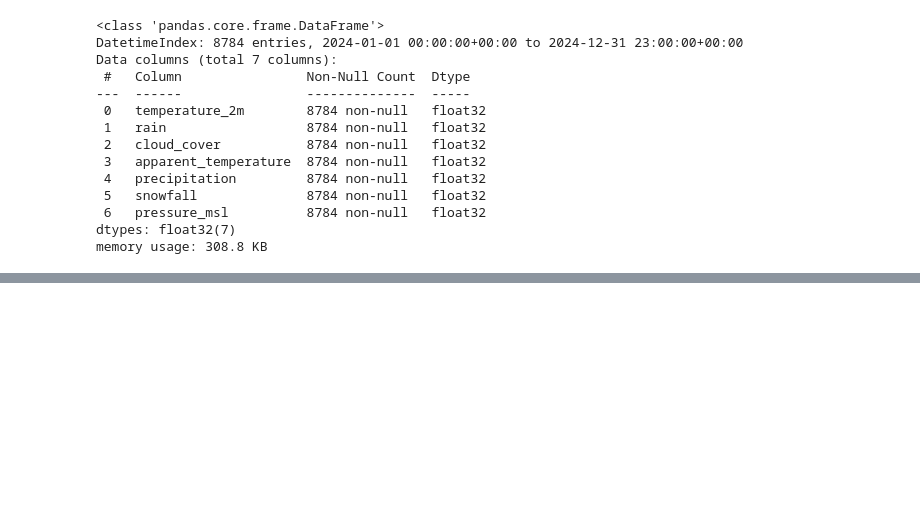
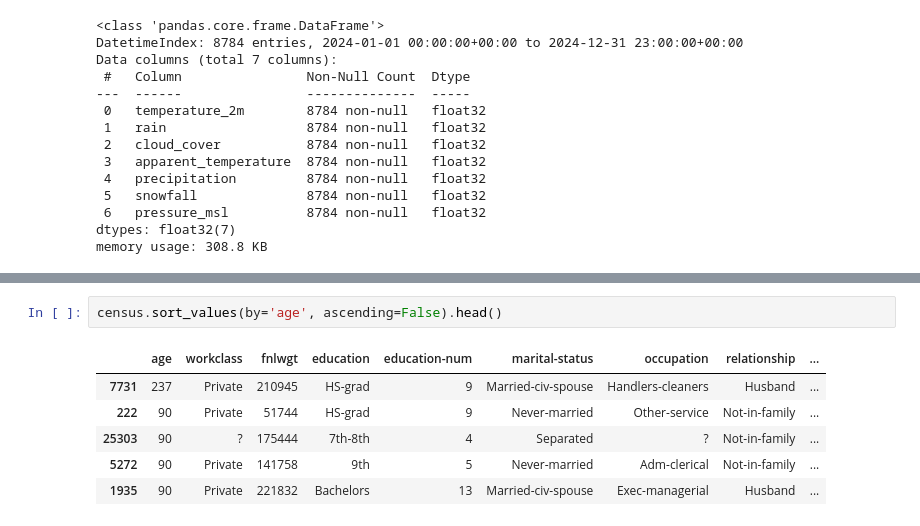
Before and after one commit to s34836/EWD, a Jupyter notebook: lab2.ipynb, the cells around one changed output, grey strips where cells are left out. Drawn from its saved outputs; the diff is of its cells as text; blank space fills up the shorter version.

```diff
--- a/lab2.ipynb
+++ b/lab2.ipynb
@@ -226,0 +314,9 @@ AttributeError: 'list' object has no attribute 'article'
+# %%
+census.sort_values(by='age', ascending=False).head()
+# %% [output]
+|  | age | workclass | fnlwgt | education | education-num | marital-status | occupation | relationship | ... |
+| 7731 | 237 | Private | 210945 | HS-grad | 9 | Married-civ-spouse | Handlers-cleaners | Husband | ... |
+| 222 | 90 | Private | 51744 | HS-grad | 9 | Never-married | Other-service | Not-in-family | ... |
+| 25303 | 90 | ? | 175444 | 7th-8th | 4 | Separated | ? | Not-in-family | ... |
+| 5272 | 90 | Private | 141758 | 9th | 5 | Never-married | Adm-clerical | Not-in-family | ... |
+| 1935 | 90 | Private | 221832 | Bachelors | 13 | Married-civ-spouse | Exec-managerial | Husband | ... |
```
Also changed, not shown: parts of 9 cells of this notebook.
